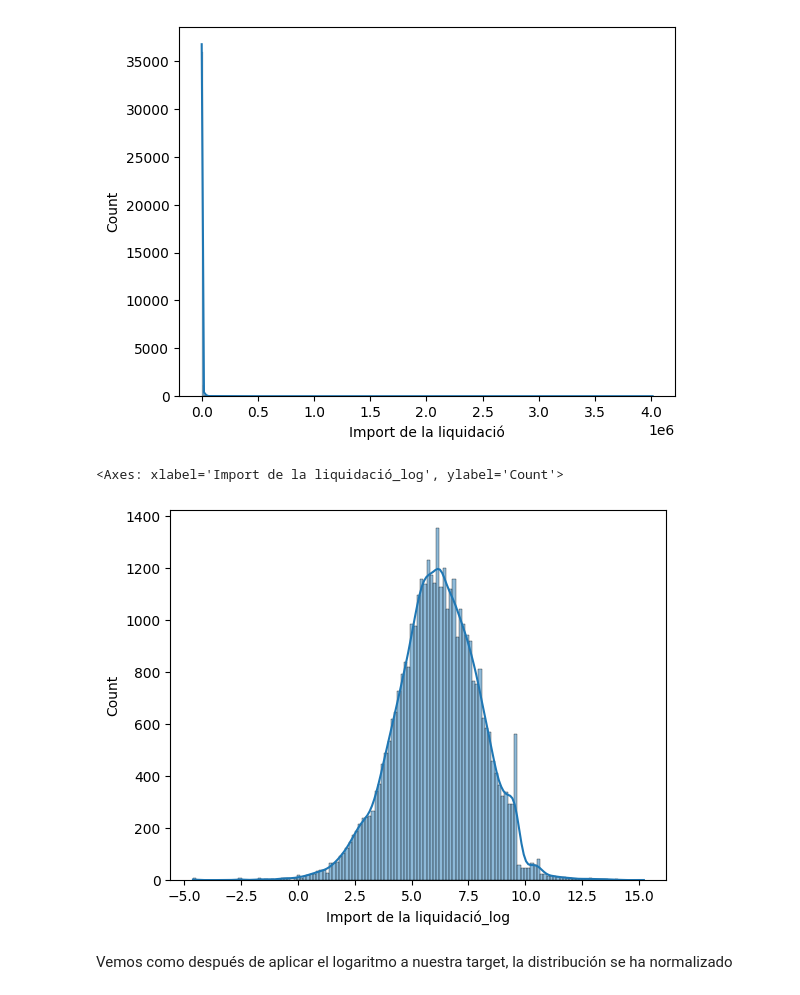
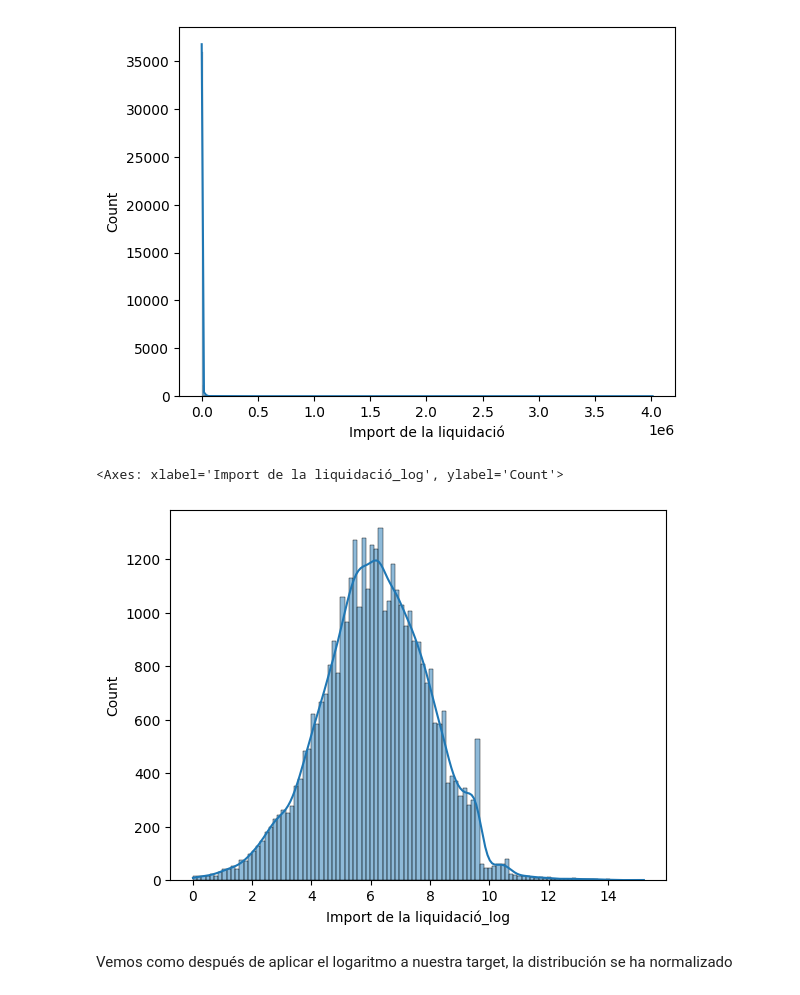
Before and after one commit to damormu/ds_ml_licitaciones, a Jupyter notebook: main.ipynb, the cells around one changed output. Drawn from its saved outputs; the diff is of its cells as text; code cells hidden in the pictures.

```diff
--- a/main.ipynb
+++ b/main.ipynb
@@ -98,16 +98,16 @@ sns.histplot(df_copia[target], kde=True)
 # %%
 '''
 Tiene una distribución muy sesgada, como no hay negativos le aplicamos el logaritmo
 '''
 
 # Aplicamos logaritmo a la variable target para reducir su asimetría
 # Nuestra nueva variable target será target_log
 target_log = target + '_log'
-df_copia.loc[:, target_log] = np.log(df_copia[target])
+df_copia.loc[:, target_log] = np.log1p(df_copia[target])
 sns.histplot(df_copia[target_log], kde=True)
 # %% [output]
 <Axes: xlabel='Import de la liquidació_log', ylabel='Count'>
-[figure, old version]
+[figure, new version]
 # %% [markdown]
 Vemos como después de aplicar el logaritmo a nuestra target, la distribución se ha normalizado
 # %%
```
Also changed, not shown: parts of 18 cells of this notebook, 2 other files.
